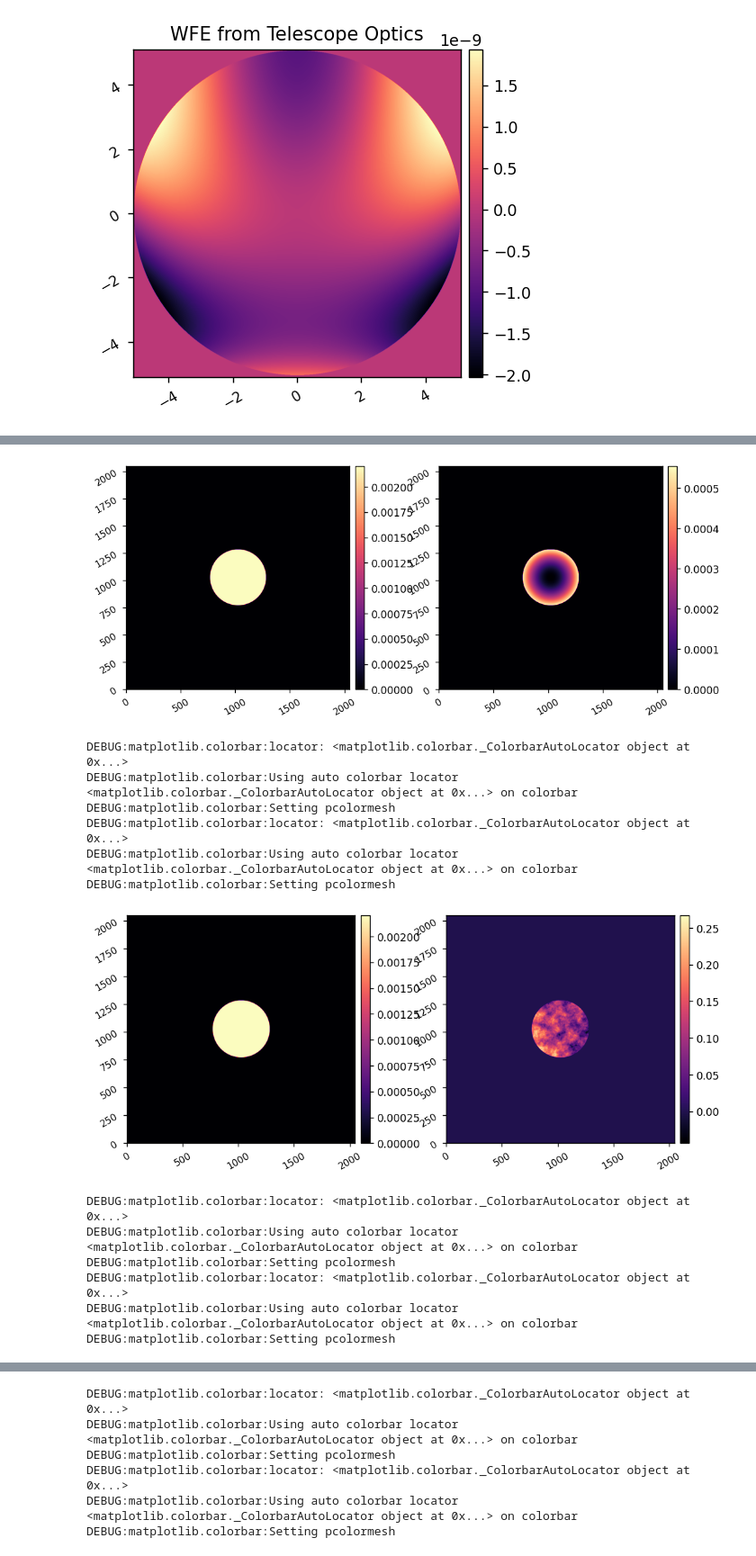
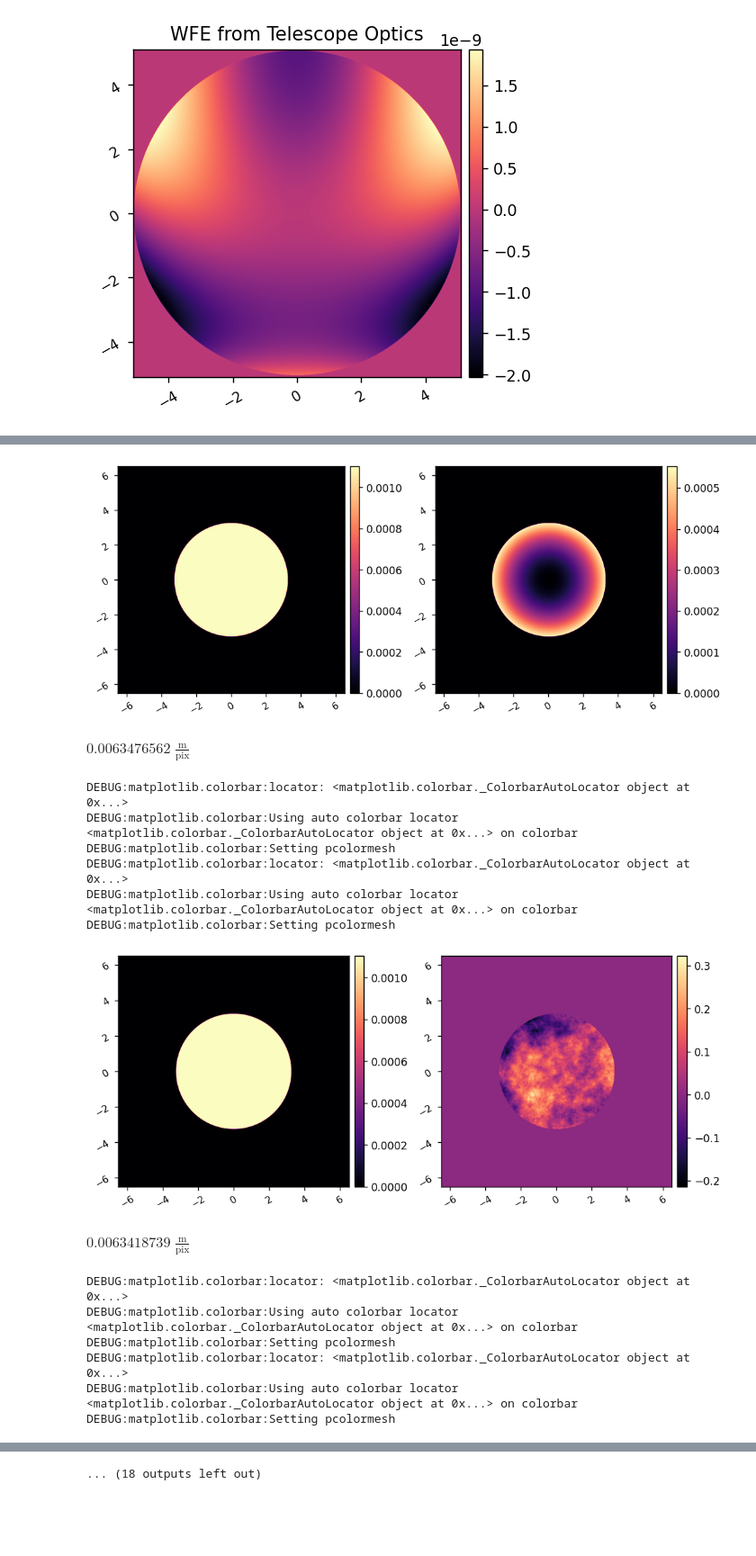
Before and after one commit to kian1377/apra-howfsc-models, a Jupyter notebook: generate_time_series_wfe.ipynb, the cells around one changed output, grey strips where cells are left out. Shown at 90% size. Drawn from its saved outputs; the diff is of its cells as text; code cells hidden in the pictures; blank space fills up the shorter version.

```diff
--- a/generate_time_series_wfe.ipynb
+++ b/generate_time_series_wfe.ipynb
@@ -58,34 +97,19 @@ DEBUG:matplotlib.colorbar:Setting pcolormesh
 # %%
-poppy_log.disabled = True
+poppy_log.disabled = False
 
-m1_diam = 6.5*u.m
-m2_diam = 700*u.mm
-m3_diam = 800*u.mm
-m4_diam = 100*u.mm
+npix = 1024
+oversample = 2
+pupil_diam = m1_diam
+PUPIL = poppy.CircularAperture(radius=pupil_diam/2)
 
 fl_m1 = 3.652962023674745E+004/2
-fl_m2 = 3.636649801410836E+003/2
+fl_m2 = -3.636649801410836E+003/2
 fl_m3 = 3.463978665836946E+003/2
 
 m1 = poppy.QuadraticLens(fl_m1, name='M1')
 m2 = poppy.QuadraticLens(fl_m2, name='M2')
 m3 = poppy.QuadraticLens(fl_m3, name='M3')
 m4 = poppy.ScalarTransmission()
-
-seeds = (1,2,3,4)
-
-m1surf = poppy.StatisticalPSDWFE('M1 Surface OPD', index=3.0, wfe=20*u.nm, radius=m1_diam/2, seed=seeds[0])
-m2surf = poppy.StatisticalPSDWFE('M2 Surface OPD', index=3.0, wfe=20*u.nm, radius=m2_diam/2, seed=seeds[1])
-m3surf = poppy.StatisticalPSDWFE('M3 Surface OPD', index=3.0, wfe=20*u.nm, radius=m3_diam/2, seed=seeds[2])
-m4surf = poppy.StatisticalPSDWFE('M4 Surface OPD', index=3.0, wfe=20*u.nm, radius=m4_diam/2, seed=seeds[3])
-
-npix = 512
-oversample = 4
-pupil_diam = m1_diam
-
-PUPIL = poppy.CircularAperture(radius=pupil_diam/2)
-
-poppy_log.disabled = False
 
 fosys = poppy.FresnelOpticalSystem(pupil_diameter=pupil_diam, npix=npix, beam_ratio=1/oversample)
 fosys.add_optic(PUPIL)
@@ -120,5 +144,6 @@ DEBUG:poppy:FFTW wisdom saved to C:\Users\Kian\.astropy\config\poppy_fftw_wisdom
 INFO:poppy:PSF Calculation completed.
 # %%
 for i in range(len(wfs)):
-    misc.imshow2(wfs[i].amplitude, wfs[i].phase)
+    display(wfs[i].pixelscale)
+    misc.imshow2(wfs[i].amplitude, wfs[i].phase, pxscl=wfs[i].pixelscale)
 # %% [output]
@@ -132,17 +159,19 @@ DEBUG:matplotlib.colorbar:Setting pcolormesh
 DEBUG:matplotlib.colorbar:locator: <matplotlib.colorbar._ColorbarAutoLocator object at 0x...>
 DEBUG:matplotlib.colorbar:Using auto colorbar locator <matplotlib.colorbar._ColorbarAutoLocator object at 0x...> on colorbar
 DEBUG:matplotlib.colorbar:Setting pcolormesh
 DEBUG:matplotlib.colorbar:locator: <matplotlib.colorbar._ColorbarAutoLocator object at 0x...>
 DEBUG:matplotlib.colorbar:Using auto colorbar locator <matplotlib.colorbar._ColorbarAutoLocator object at 0x...> on colorbar
 DEBUG:matplotlib.colorbar:Setting pcolormesh
-[figure, old version]
+[figure, new version]
+$0.0063476562 \; \mathrm{\frac{m}{pix}}$
 DEBUG:matplotlib.colorbar:locator: <matplotlib.colorbar._ColorbarAutoLocator object at 0x...>
 DEBUG:matplotlib.colorbar:Using auto colorbar locator <matplotlib.colorbar._ColorbarAutoLocator object at 0x...> on colorbar
 DEBUG:matplotlib.colorbar:Setting pcolormesh
 DEBUG:matplotlib.colorbar:locator: <matplotlib.colorbar._ColorbarAutoLocator object at 0x...>
 DEBUG:matplotlib.colorbar:Using auto colorbar locator <matplotlib.colorbar._ColorbarAutoLocator object at 0x...> on colorbar
 DEBUG:matplotlib.colorbar:Setting pcolormesh
-[figure, old version]
+[figure, new version]
+$0.0063418739 \; \mathrm{\frac{m}{pix}}$
 DEBUG:matplotlib.colorbar:locator: <matplotlib.colorbar._ColorbarAutoLocator object at 0x...>
 DEBUG:matplotlib.colorbar:Using auto colorbar locator <matplotlib.colorbar._ColorbarAutoLocator object at 0x...> on colorbar
 DEBUG:matplotlib.colorbar:Setting pcolormesh
@@ -153,6 +182 @@ DEBUG:matplotlib.colorbar:Setting pcolormesh
-DEBUG:matplotlib.colorbar:locator: <matplotlib.colorbar._ColorbarAutoLocator object at 0x...>
-DEBUG:matplotlib.colorbar:Using auto colorbar locator <matplotlib.colorbar._ColorbarAutoLocator object at 0x...> on colorbar
-DEBUG:matplotlib.colorbar:Setting pcolormesh
-DEBUG:matplotlib.colorbar:locator: <matplotlib.colorbar._ColorbarAutoLocator object at 0x...>
-DEBUG:matplotlib.colorbar:Using auto colorbar locator <matplotlib.colorbar._ColorbarAutoLocator object at 0x...> on colorbar
-DEBUG:matplotlib.colorbar:Setting pcolormesh
+... (18 outputs left out)
```
Also changed, not shown: parts of 5 cells of this notebook.
